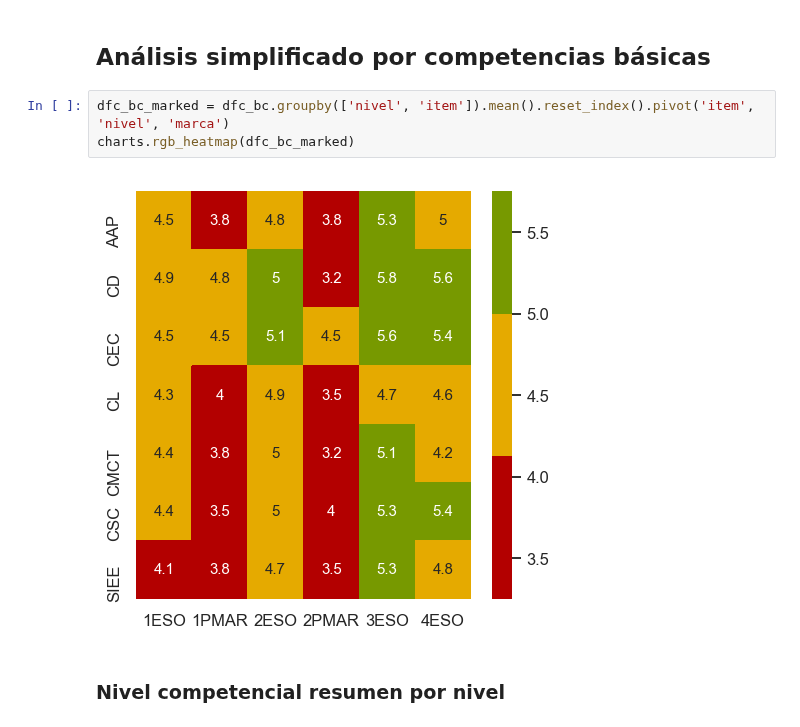
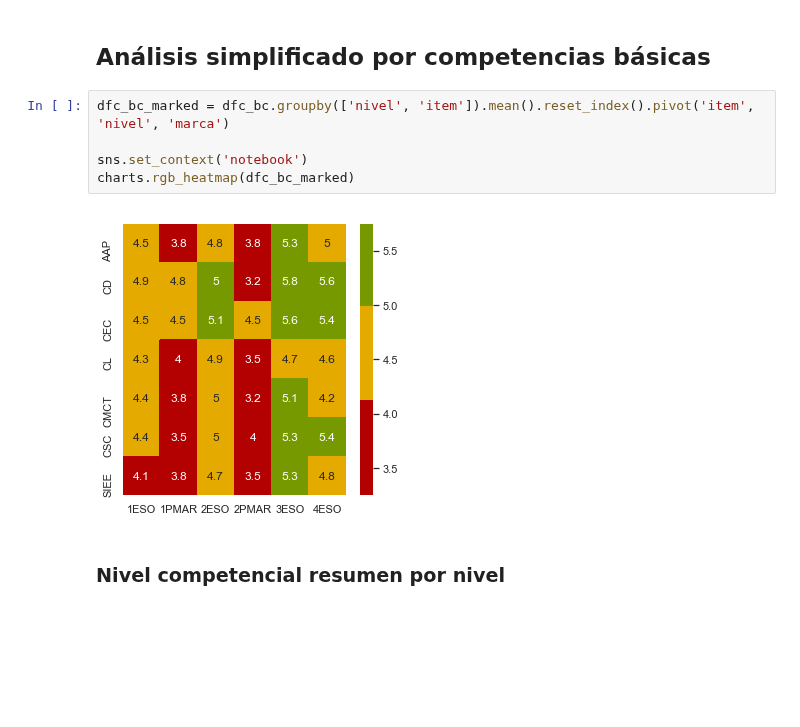
Before and after one commit to iespuertodelacruz/analitica, a Jupyter notebook: C1819/E2.ipynb, the cells around one changed output. Saved outputs shown, nothing was run; the diff lists cells and outputs as text; blank space fills up the shorter version.

Commit message:
Add notebook contexts to charts

```diff
--- a/C1819/E2.ipynb
+++ b/C1819/E2.ipynb
@@ -226,9 +230,11 @@ sns.catplot(x='item', y='porcentaje', hue='VAL', col='nivel',
 ## Análisis simplificado por competencias básicas
 # %%
 dfc_bc_marked = dfc_bc.groupby(['nivel', 'item']).mean().reset_index().pivot('item', 'nivel', 'marca')
+
+sns.set_context('notebook')
 charts.rgb_heatmap(dfc_bc_marked)
 # %% [output]
-[figure, old version]
+[figure, new version]
 # %% [markdown]
 ### Nivel competencial resumen por nivel
 # %%
```
Also changed, not shown: parts of 9 cells of this notebook, 1 other file.
